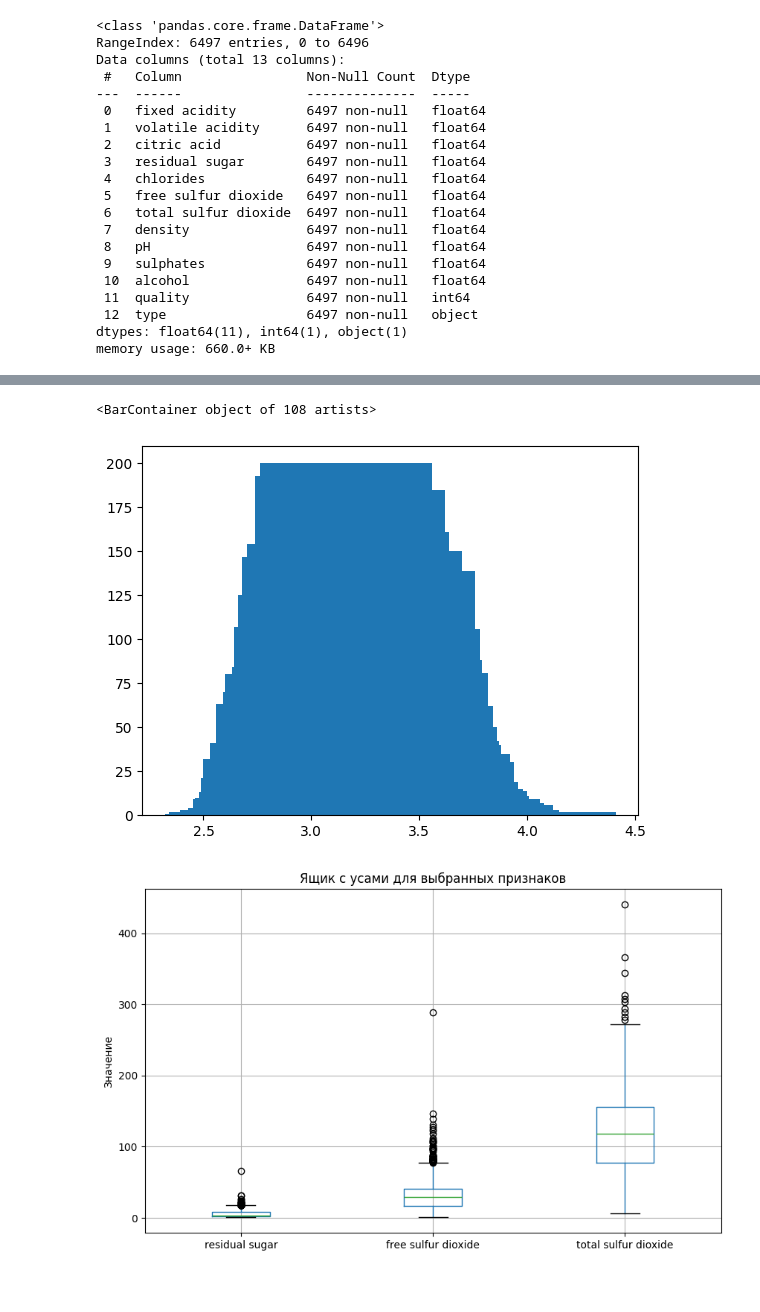
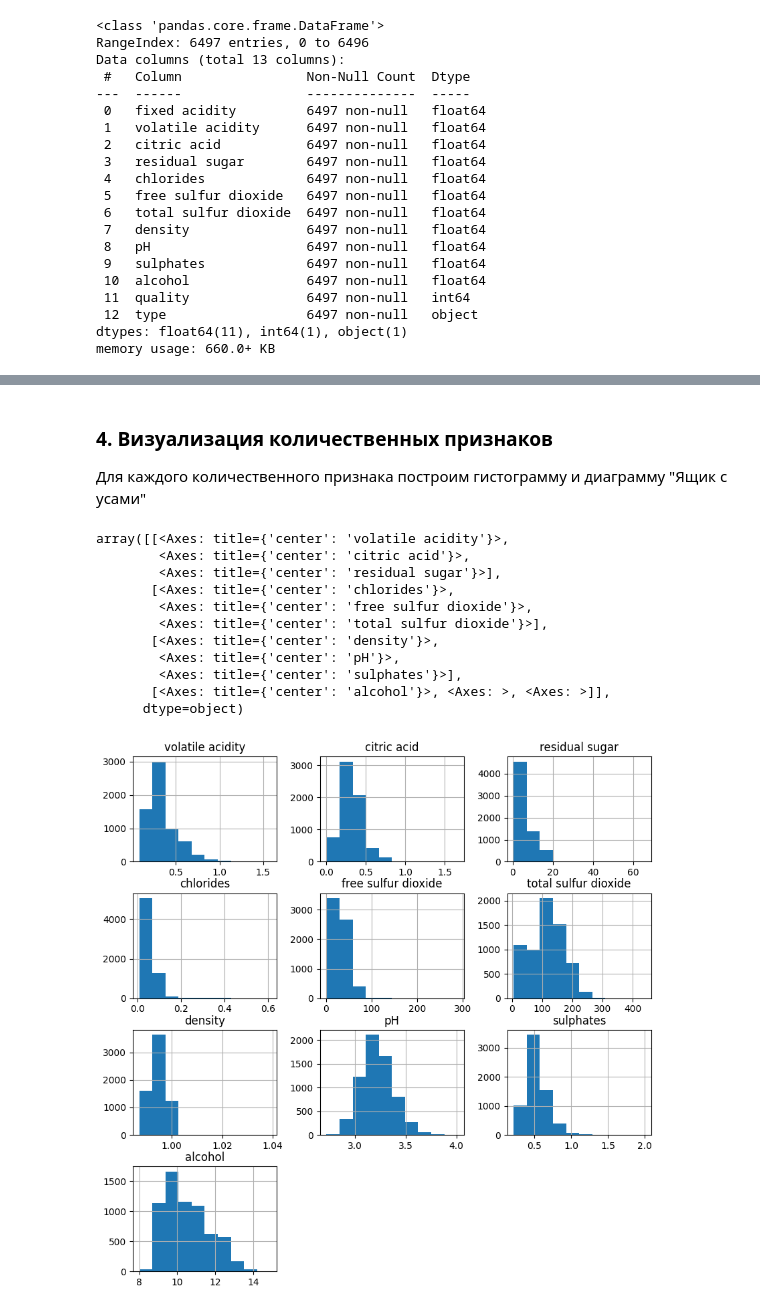
Before and after one commit to TcHaOcHeK/ML, a Jupyter notebook: LR2.ipynb, the cells around one changed output, grey strips where cells are left out. Drawn from its saved outputs; the diff is of its cells as text; code cells hidden in the pictures; blank space fills up the shorter version.

Commit message:
Пересмотрен ряд диаграмм, исправлено оформление и текстовое содержание блокнота.

```diff
--- a/LR2.ipynb
+++ b/LR2.ipynb
@@ -75,14 +79,20 @@ plt.show()
-# %%
-hist = data['pH'].value_counts()
-plt.bar(hist.index, hist)
-# %% [output]
-<BarContainer object of 108 artists>
-[figure, removed]
-# %%
-plt.figure(figsize=(10, 6))
-data[['residual sugar', 'free sulfur dioxide', 'total sulfur dioxide']].boxplot()
-plt.ylabel('Значение')
-plt.title('Ящик с усами для выбранных признаков')
-plt.show()
-# %% [output]
-[figure, removed]
+# %% [markdown]
+### 4. Визуализация количественных признаков
+
+Для каждого количественного признака построим гистограмму и диаграмму "Ящик с усами"
+# %%
+quantitative = ['volatile acidity', 'citric acid', 'residual sugar', 'chlorides', 'free sulfur dioxide', 'total sulfur dioxide', 'density', 'pH', 'sulphates', 'alcohol']
+data[quantitative].hist(figsize = (10, 10))
+# %% [output]
+array([[<Axes: title={'center': 'volatile acidity'}>,
+        <Axes: title={'center': 'citric acid'}>,
+        <Axes: title={'center': 'residual sugar'}>],
+       [<Axes: title={'center': 'chlorides'}>,
+        <Axes: title={'center': 'free sulfur dioxide'}>,
+        <Axes: title={'center': 'total sulfur dioxide'}>],
+       [<Axes: title={'center': 'density'}>,
+        <Axes: title={'center': 'pH'}>,
+        <Axes: title={'center': 'sulphates'}>],
+       [<Axes: title={'center': 'alcohol'}>, <Axes: >, <Axes: >]],
+      dtype=object)
+[figure, added]
```
Also changed, not shown: parts of 23 cells of this notebook.
